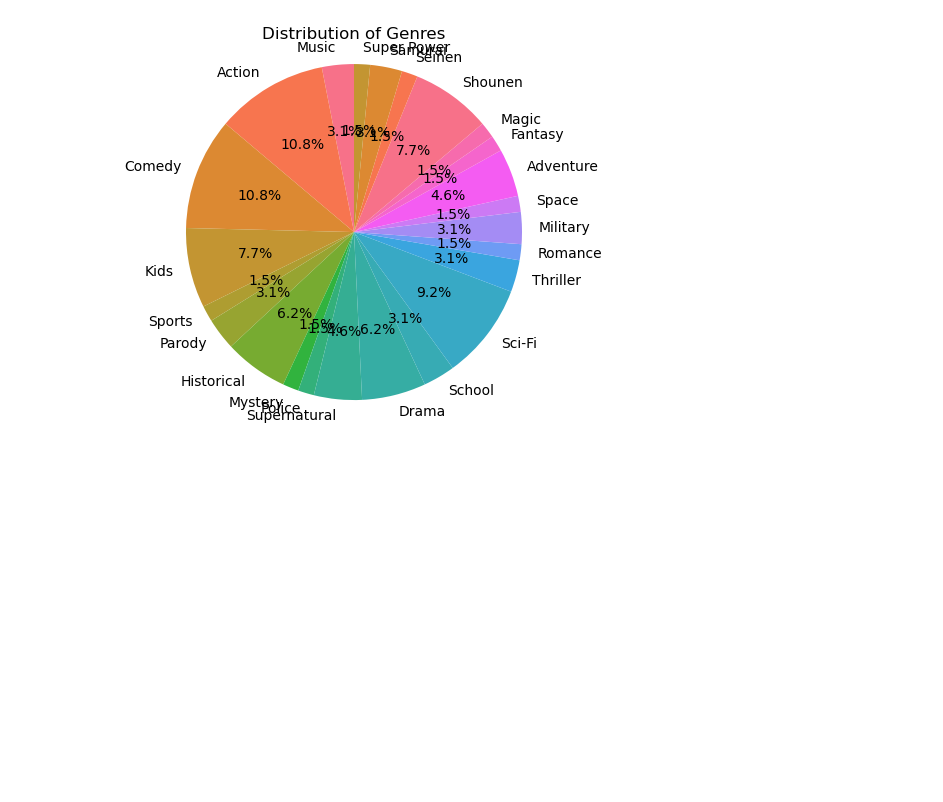
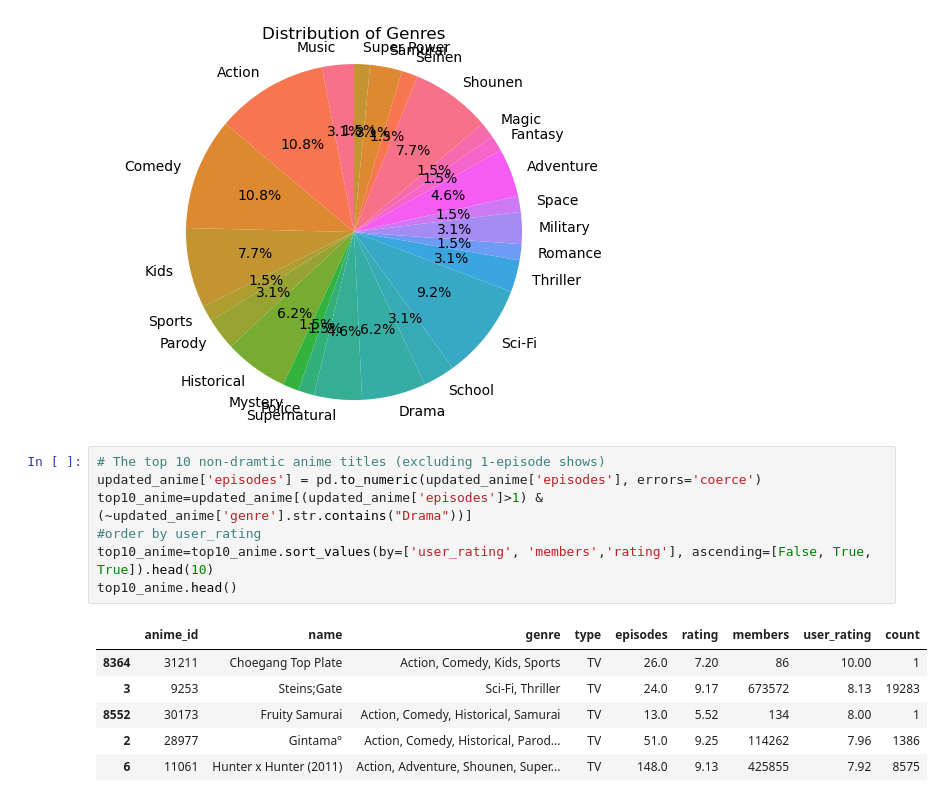
Before and after one commit to Saikiran8844/Analysis-of-Anime-Recommendations-Dataset, a Jupyter notebook: code/Analysis.ipynb, the cells around one changed output. Cells and saved outputs as stored; diff of their text form; blank space fills up the shorter version.

```diff
--- a/code/Analysis.ipynb
+++ b/code/Analysis.ipynb
@@ -136,3 +136,17 @@ plt.title('Distribution of Genres')
 plt.show()
 # %% [output]
 [figure]
+# %%
+# The top 10 non-dramtic anime titles (excluding 1-episode shows)
+updated_anime['episodes'] = pd.to_numeric(updated_anime['episodes'], errors='coerce')
+top10_anime=updated_anime[(updated_anime['episodes']>1) & (~updated_anime['genre'].str.contains("Drama"))]
+#order by user_rating
+top10_anime=top10_anime.sort_values(by=['user_rating', 'members','rating'], ascending=[False, True, True]).head(10)
+top10_anime.head()
+# %% [output]
+|  | anime_id | name | genre | type | episodes | rating | members | user_rating | count |
+| 8364 | 31211 | Choegang Top Plate | Action, Comedy, Kids, Sports | TV | 26.0 | 7.20 | 86 | 10.00 | 1 |
+| 3 | 9253 | Steins;Gate | Sci-Fi, Thriller | TV | 24.0 | 9.17 | 673572 | 8.13 | 19283 |
+| 8552 | 30173 | Fruity Samurai | Action, Comedy, Historical, Samurai | TV | 13.0 | 5.52 | 134 | 8.00 | 1 |
+| 2 | 28977 | Gintama° | Action, Comedy, Historical, Parod... | TV | 51.0 | 9.25 | 114262 | 7.96 | 1386 |
+| 6 | 11061 | Hunter x Hunter (2011) | Action, Adventure, Shounen, Super... | TV | 148.0 | 9.13 | 425855 | 7.92 | 8575 |
```
Also changed, not shown: parts of 3 cells of this notebook, 6 other files.
